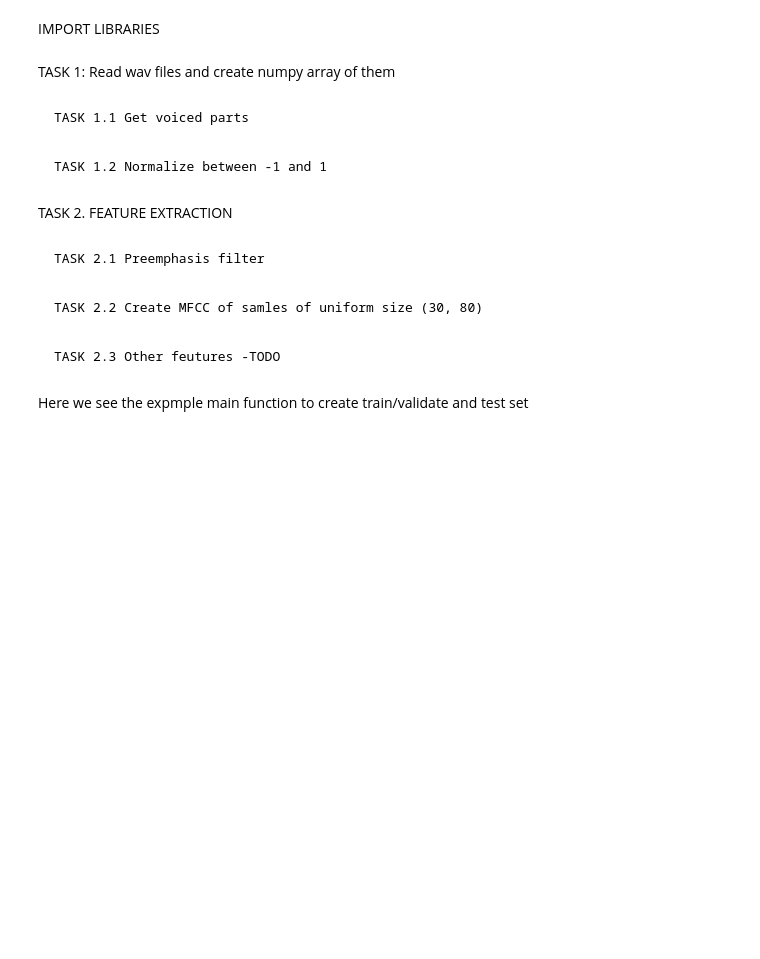
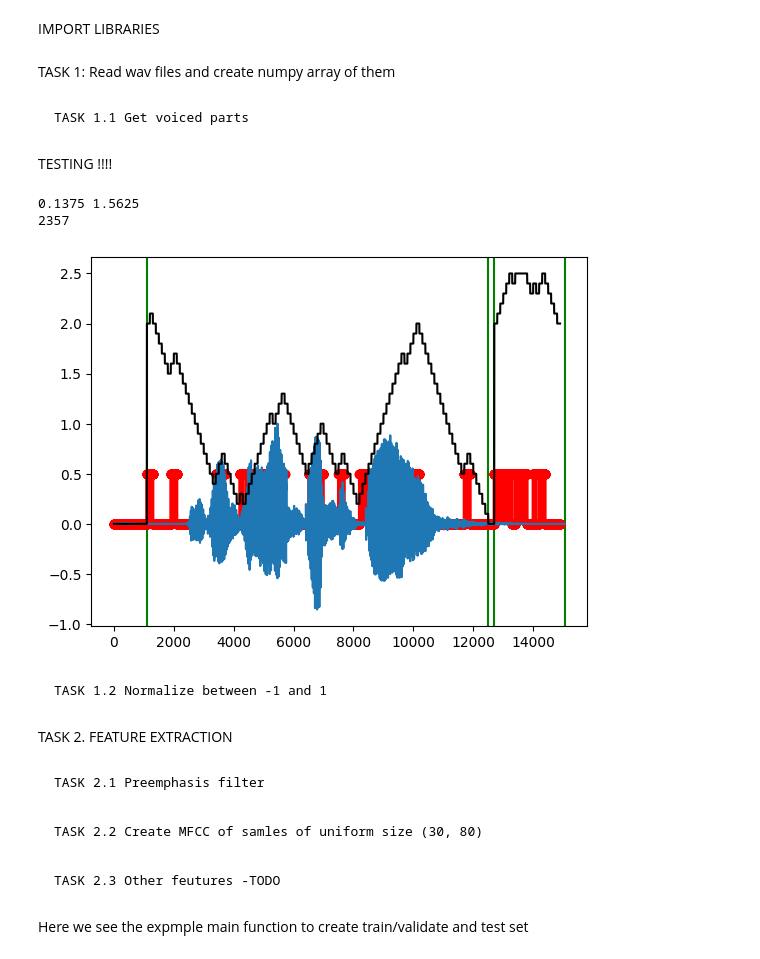
Before and after one commit to thebetar/IASRProject, a Jupyter notebook: src/main.ipynb, the cells around one changed output. Saved outputs shown, nothing was run; the diff lists cells and outputs as text; code cells hidden in the pictures; blank space fills up the shorter version.

Commit message:
chore: added prototype voice detector
Based on autocorrelation

```diff
--- a/src/main.ipynb
+++ b/src/main.ipynb
@@ -18,3 +70,82 @@ def get_voiced_parts(sample, frame_size = 60):
+# %% [markdown]
+TESTING !!!!
+# %%
+#trying to detect spoken parts with outocorrleation
+new_sr = 8000
+clip, sr = librosa.load("../data/divide/anja_3.wav")
+clip = librosa.resample(clip, orig_sr=sr, target_sr=new_sr)
+clip = librosa.to_mono(clip)
+clip = normalize(clip)
+
+IS_CURR_VOICED = False
+
+MAX_NUM_FRAMES = 25
+START_NUM_FRAMES = 20
+MIN_NUM_OF_SAMPLES_IN_SEGMENT = 0.2 * new_sr
+MIN_RMS = 0.05
+
+voiced_counter = 0
+start_of_segment = -1
+end_of_segment = -1
+FRAME_SIZE = 100
+end_of_checking = (len(clip)//FRAME_SIZE-1) * FRAME_SIZE
+out = np.zeros(len(clip)//FRAME_SIZE-1)
+curr_voiced_over_time = np.zeros(len(clip)//FRAME_SIZE-1)
+
+for i in range(0, end_of_checking, FRAME_SIZE):
+    #for each frame
+    bins = np.zeros(FRAME_SIZE)
+    bins = get_auto_correlation(clip[i:i+FRAME_SIZE], FRAME_SIZE)
+    #plt.stem(bins)
+    maximums = np.diff(argrelextrema(bins, np.greater))
+    median_maximums = np.median(maximums)
+    #if median maximus in some boudaries
+    if median_maximums >= 7 and median_maximums <= 20 and np.std(maximums) < 7:
+        out[i//FRAME_SIZE] = 1
+        voiced_counter = min(voiced_counter + 1,MAX_NUM_FRAMES)
+        if  not IS_CURR_VOICED:
+            voiced_counter = START_NUM_FRAMES
+            IS_CURR_VOICED = True
+            start_of_segment = i
+    else:
+        voiced_counter = max(0, voiced_counter-1)
+
+        if voiced_counter == 0 and IS_CURR_VOICED:
+            IS_CURR_VOICED = False
+            end_of_segment = i
+            #if too short
+            if end_of_segment - start_of_segment < MIN_NUM_OF_SAMPLES_IN_SEGMENT:
+                continue
+
+            rms = np.sqrt(np.mean(clip[start_of_segment:end_of_segment]**2))
+            if rms < MIN_RMS:
+                continue
+
+            a = clip[start_of_segment: end_of_segment]
+            print(start_of_segment/new_sr, end_of_segment/new_sr)
+            plt.axvline(start_of_segment, color='g')
+            plt.axvline(end_of_segment, color='g')
+
+    #plt.show()
+
+    curr_voiced_over_time[i//FRAME_SIZE] = voiced_counter
+end_of_segment = len(clip)
+if IS_CURR_VOICED and ((end_of_segment - start_of_segment) > MIN_NUM_OF_SAMPLES_IN_SEGMENT):
+    plt.axvline(start_of_segment, color='g')
+    plt.axvline(end_of_segment, color='g')
+    print(end_of_segment - start_of_segment)
+#print(start_of_segment/new_sr, end_of_segment/new_sr)
+plt.stem(np.repeat(out, FRAME_SIZE)*0.5, 'r')
+plt.plot(clip)
+
+plt.plot(np.repeat(curr_voiced_over_time, FRAME_SIZE)*0.1, 'k')
+sd.play(a, 8000)
+#print(maximums)
+#plt.plot(clip)
+# %% [output]
+0.1375 1.5625
+2357
+[figure, added]
 # %% [markdown]
     TASK 1.2 Normalize between -1 and 1
 # %%
```
Also changed, not shown: parts of 7 cells of this notebook, 1 other file.
